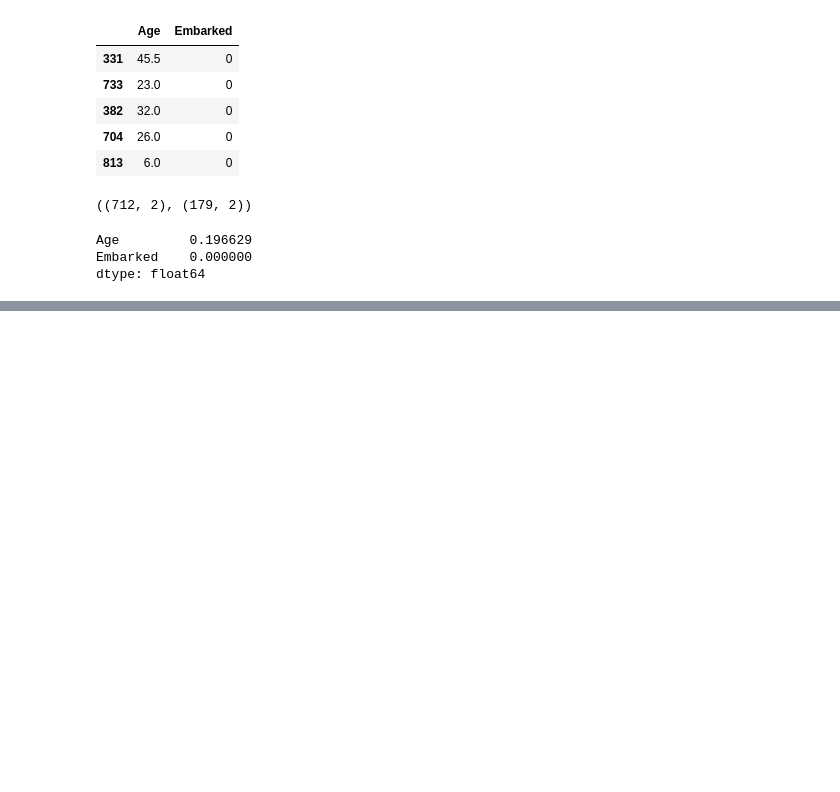
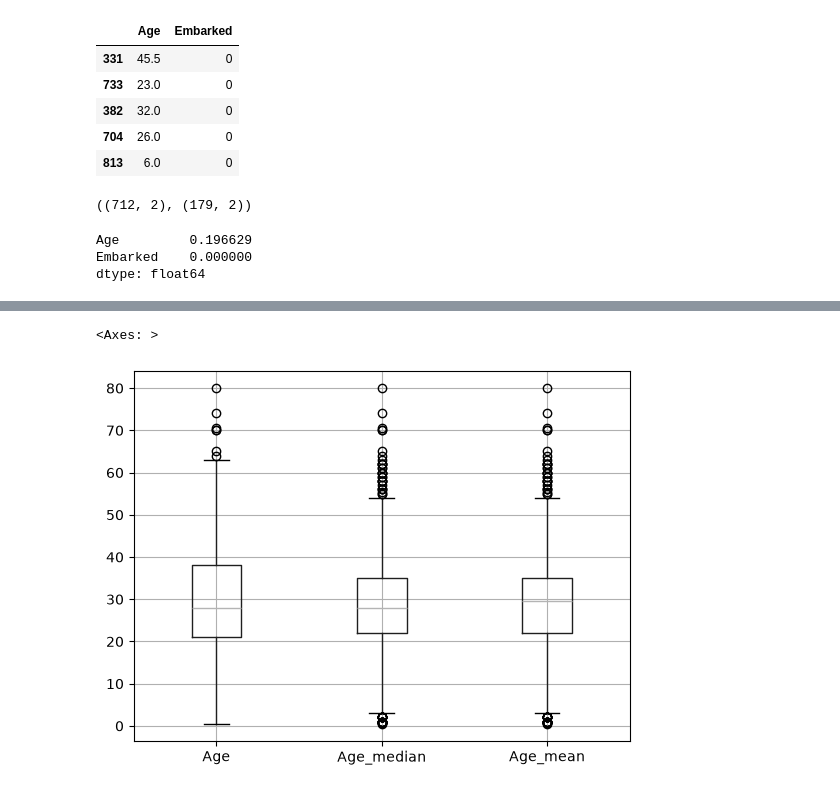
Before and after one commit to sunildhakad2004/Machine_Learning_100Days, a Jupyter notebook: day36-imputing-numerical-data.ipynb, the cells around one changed output, grey strips where cells are left out. Drawn from its saved outputs; the diff is of its cells as text; code cells hidden in the pictures; blank space fills up the shorter version.

```diff
--- a/day36-imputing-numerical-data.ipynb
+++ b/day36-imputing-numerical-data.ipynb
@@ -121,0 +149,5 @@ KeyError: 'median_Emabarked'
+# %%
+X_train[['Age', 'Age_median', 'Age_mean']].boxplot()
+# %% [output]
+<Axes: >
+[figure, added]
```
Also changed, not shown: parts of 17 cells of this notebook.
